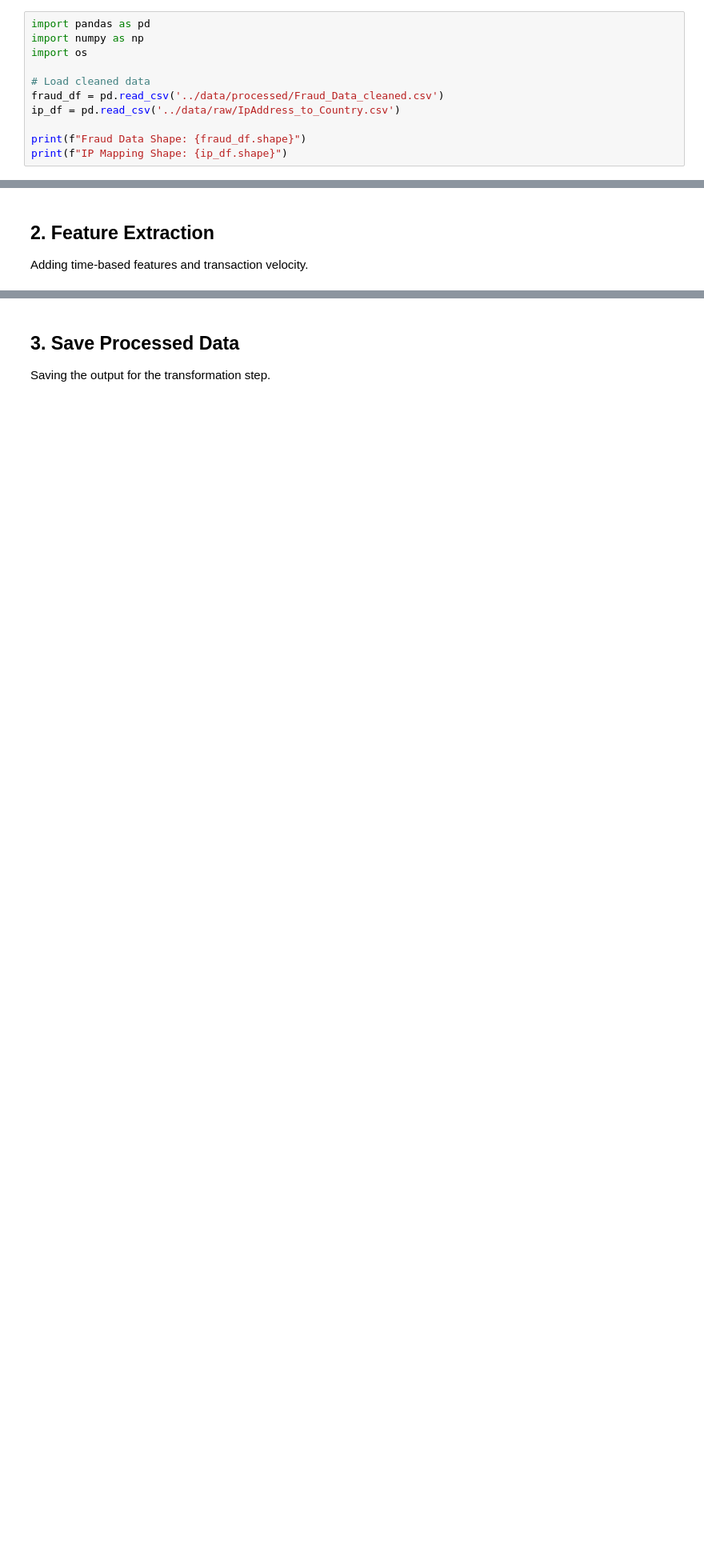
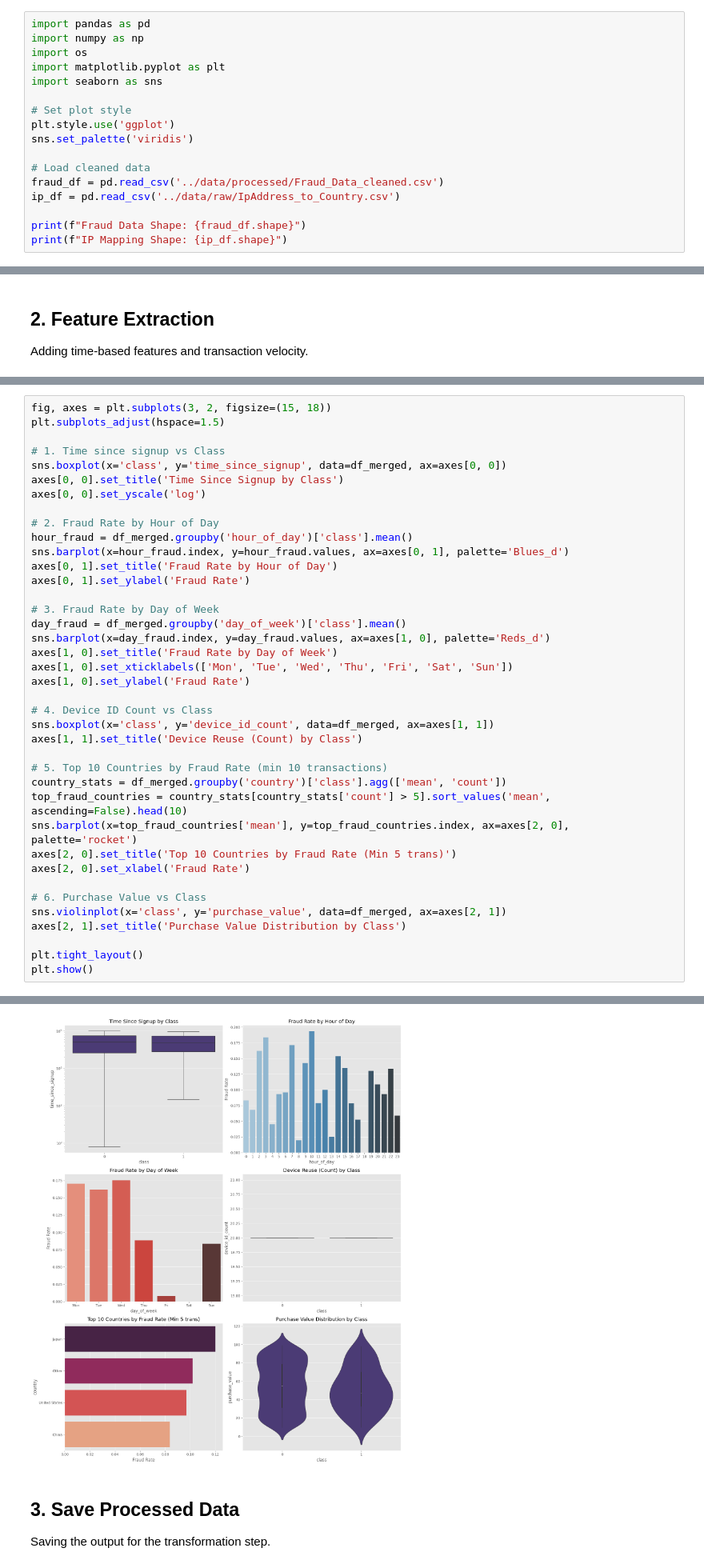
Before and after one commit to Leul4ever/fraud-detection, a Jupyter notebook: notebooks/feature-engineering.ipynb, the cells around one changed output, grey strips where cells are left out. Shown at 80% size. Saved outputs shown, nothing was run; the diff lists cells and outputs as text; blank space fills up the shorter version.

Commit message:
feat: Add feature engineering notebook for fraud detection, including IP address geolocation.

```diff
--- a/notebooks/feature-engineering.ipynb
+++ b/notebooks/feature-engineering.ipynb
@@ -5,6 +5,12 @@ This notebook documents the feature engineering process for the Fraud Detection
 import pandas as pd
 import numpy as np
 import os
+import matplotlib.pyplot as plt
+import seaborn as sns
+
+# Set plot style
+plt.style.use('ggplot')
+sns.set_palette('viridis')
 
 # Load cleaned data
 fraud_df = pd.read_csv('../data/processed/Fraud_Data_cleaned.csv')
@@ -81,0 +91,40 @@ df_merged.head()
+# %%
+fig, axes = plt.subplots(3, 2, figsize=(15, 18))
+plt.subplots_adjust(hspace=1.5)
+
+# 1. Time since signup vs Class
+sns.boxplot(x='class', y='time_since_signup', data=df_merged, ax=axes[0, 0])
+axes[0, 0].set_title('Time Since Signup by Class')
+axes[0, 0].set_yscale('log')
+
+# 2. Fraud Rate by Hour of Day
+hour_fraud = df_merged.groupby('hour_of_day')['class'].mean()
+sns.barplot(x=hour_fraud.index, y=hour_fraud.values, ax=axes[0, 1], palette='Blues_d')
+axes[0, 1].set_title('Fraud Rate by Hour of Day')
+axes[0, 1].set_ylabel('Fraud Rate')
+
+# 3. Fraud Rate by Day of Week
+day_fraud = df_merged.groupby('day_of_week')['class'].mean()
+sns.barplot(x=day_fraud.index, y=day_fraud.values, ax=axes[1, 0], palette='Reds_d')
+axes[1, 0].set_title('Fraud Rate by Day of Week')
+axes[1, 0].set_xticklabels(['Mon', 'Tue', 'Wed', 'Thu', 'Fri', 'Sat', 'Sun'])
+axes[1, 0].set_ylabel('Fraud Rate')
+
+# 4. Device ID Count vs Class
+sns.boxplot(x='class', y='device_id_count', data=df_merged, ax=axes[1, 1])
+axes[1, 1].set_title('Device Reuse (Count) by Class')
+
+# 5. Top 10 Countries by Fraud Rate (min 10 transactions)
+country_stats = df_merged.groupby('country')['class'].agg(['mean', 'count'])
+top_fraud_countries = country_stats[country_stats['count'] > 5].sort_values('mean', ascending=False).head(10)
+sns.barplot(x=top_fraud_countries['mean'], y=top_fraud_countries.index, ax=axes[2, 0], palette='rocket')
+axes[2, 0].set_title('Top 10 Countries by Fraud Rate (Min 5 trans)')
+axes[2, 0].set_xlabel('Fraud Rate')
+
+# 6. Purchase Value vs Class
+sns.violinplot(x='class', y='purchase_value', data=df_merged, ax=axes[2, 1])
+axes[2, 1].set_title('Purchase Value Distribution by Class')
+
+plt.tight_layout()
+plt.show()
+# %% [output]
@@ -82,3 +142,4 @@ df_merged.head()
+[figure, added]
 # %% [markdown]
 ## 3. Save Processed Data
 Saving the output for the transformation step.
```
Also changed, not shown: parts of 5 cells of this notebook.
